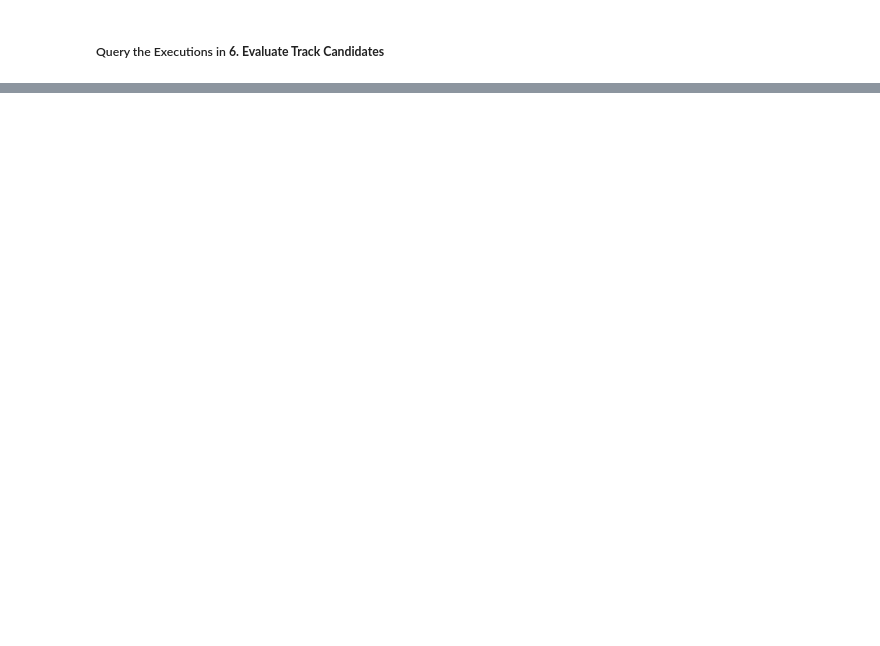
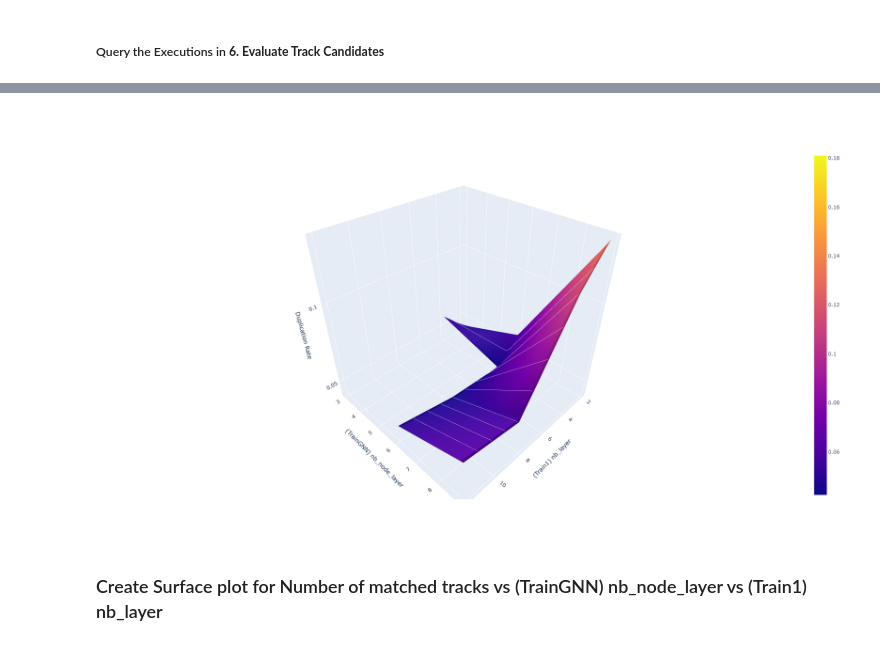
Before and after one commit to atripathy86/Tracking-ML-Exa.TrkX, a Jupyter notebook: Examples/TrackML_Quickstart/Exatrack_mlmd.ipynb, the cells around one changed output, grey strips where cells are left out. Drawn from its saved outputs; the diff is of its cells as text; code cells hidden in the pictures; blank space fills up the shorter version.

```diff
--- a/Examples/TrackML_Quickstart/Exatrack_mlmd.ipynb
+++ b/Examples/TrackML_Quickstart/Exatrack_mlmd.ipynb
@@ -207,0 +355,38 @@ Name: event, Length: 72, dtype: object
+# %%
+
+contour = df[['(TrainGNN) nb_node_layer', '(Train1) nb_layer', 'Duplication Rate']].copy()
+#display(contour)
+Z = contour.pivot_table( index='(Train1) nb_layer',columns='(TrainGNN) nb_node_layer', values='Duplication Rate', aggfunc='mean').T
+#display(Z)
+
+X_unique = np.sort(contour['(Train1) nb_layer'].unique())
+Y_unique = np.sort(contour['(TrainGNN) nb_node_layer'].unique())
+X, Y = np.meshgrid(X_unique, Y_unique)
+# %%
+import plotly.graph_objects as go
+
+fig = go.Figure(go.Surface(
+    contours = {
+        "x": {"show": True, "start": 0, "end": 15, "size": 1, "color":"white"},
+        "z": {"show": True, "start": 80000, "end": 140000, "size": 1000}
+    },
+    x = X_unique,
+    y = Y_unique,
+    z = Z))
+fig.update_layout(
+        scene = {
+            "xaxis": {"title":"(Train1) nb_layer"},
+            "yaxis": {"title":"(TrainGNN) nb_node_layer"},
+            "zaxis": {"title":"Duplication Rate"},
+
+            #"zaxis": {"nticks": 3},
+            #'camera_eye': {"x": 0, "y": -1, "z": 0.5},
+            "aspectratio": {"x": 1, "y": 1, "z": 1}
+        },
+        width=1000,
+        height=1000)
+fig.show()
+# %% [output]
+[figure, added]
+# %% [markdown]
+### Create Surface plot for Number of matched tracks vs (TrainGNN) nb_node_layer vs (Train1) nb_layer
```
Also changed, not shown: parts of 57 cells of this notebook, 2 other files.
